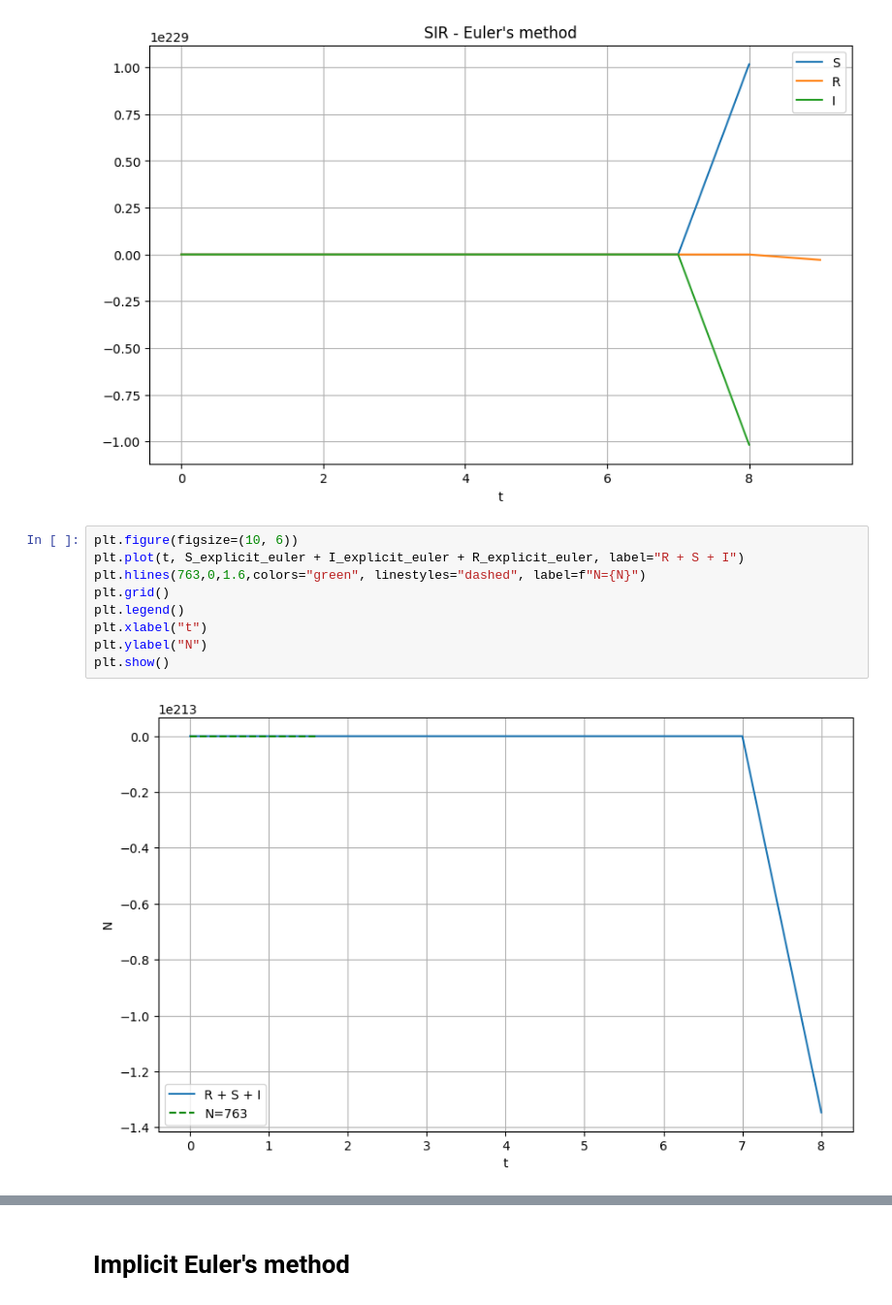
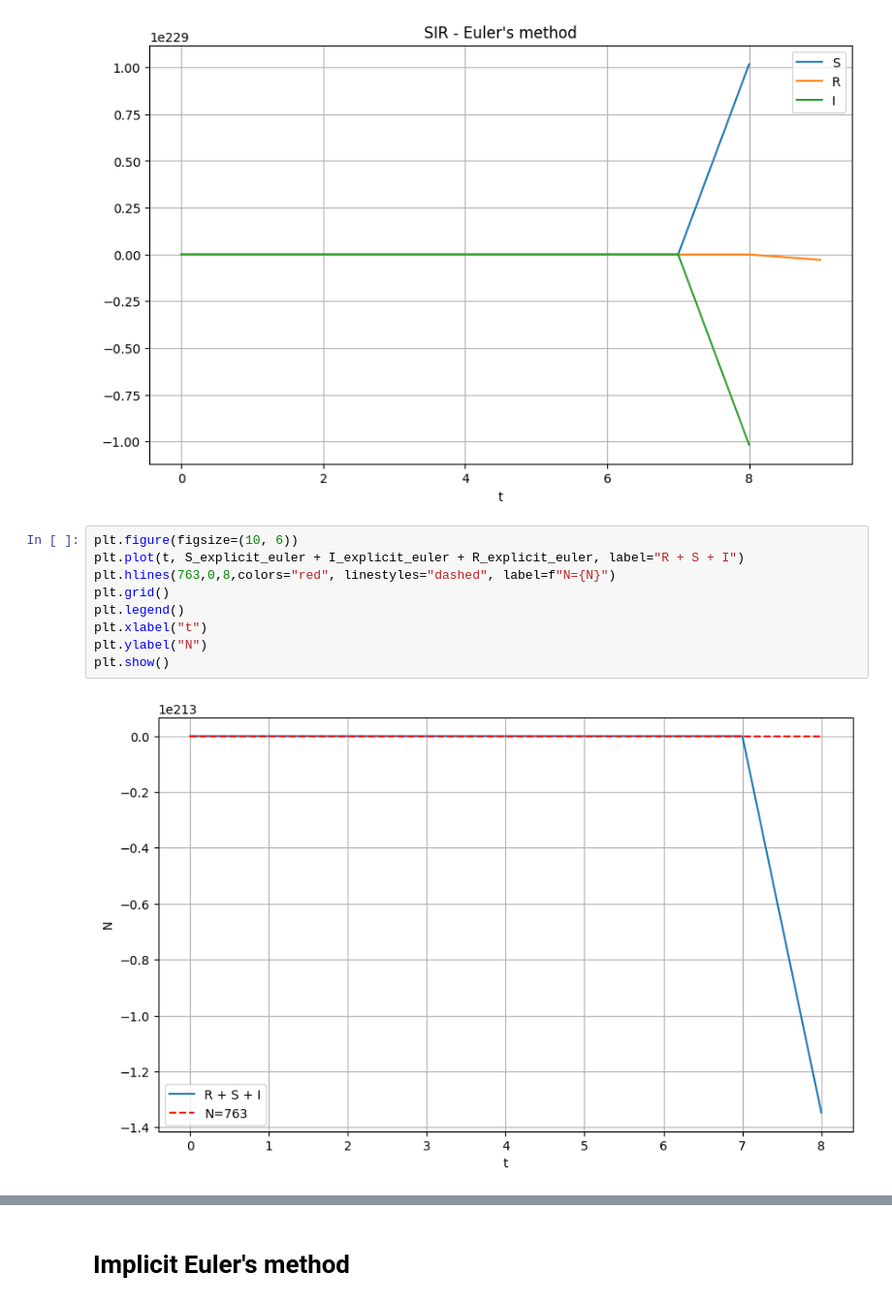
Before and after one commit to domino644/mownit, a Jupyter notebook: lab9/zad3/zad3.ipynb, the cells around one changed output, grey strips where cells are left out. Shown at 97% size. Drawn from its saved outputs; the diff is of its cells as text.

```diff
--- a/lab9/zad3/zad3.ipynb
+++ b/lab9/zad3/zad3.ipynb
@@ -57,11 +57,11 @@ plt.show()
 # %%
 plt.figure(figsize=(10, 6))
 plt.plot(t, S_explicit_euler + I_explicit_euler + R_explicit_euler, label="R + S + I")
-plt.hlines(763,0,1.6,colors="green", linestyles="dashed", label=f"N={N}")
+plt.hlines(763,0,8,colors="red", linestyles="dashed", label=f"N={N}")
 plt.grid()
 plt.legend()
 plt.xlabel("t")
 plt.ylabel("N")
 plt.show()
 # %% [output]
-[figure, old version]
+[figure, new version]
```
Also changed, not shown: parts of 6 cells of this notebook, 3 other files.
